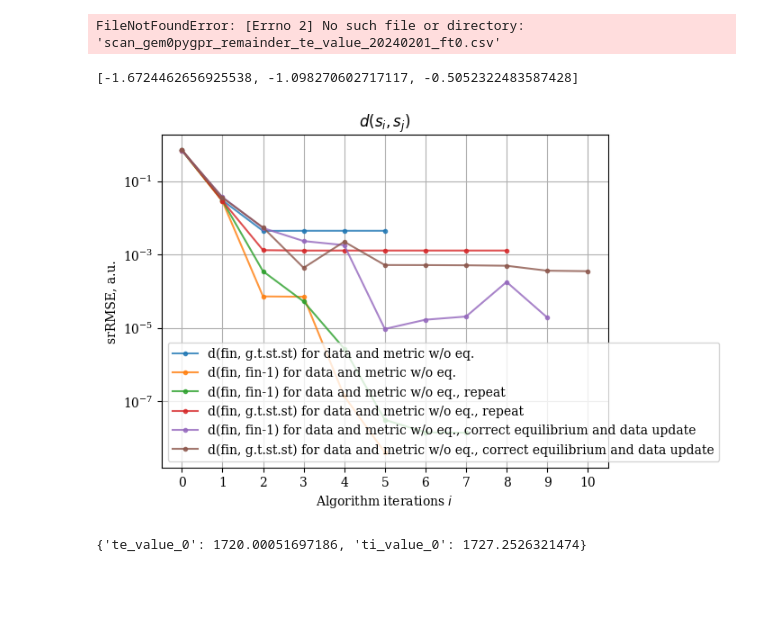
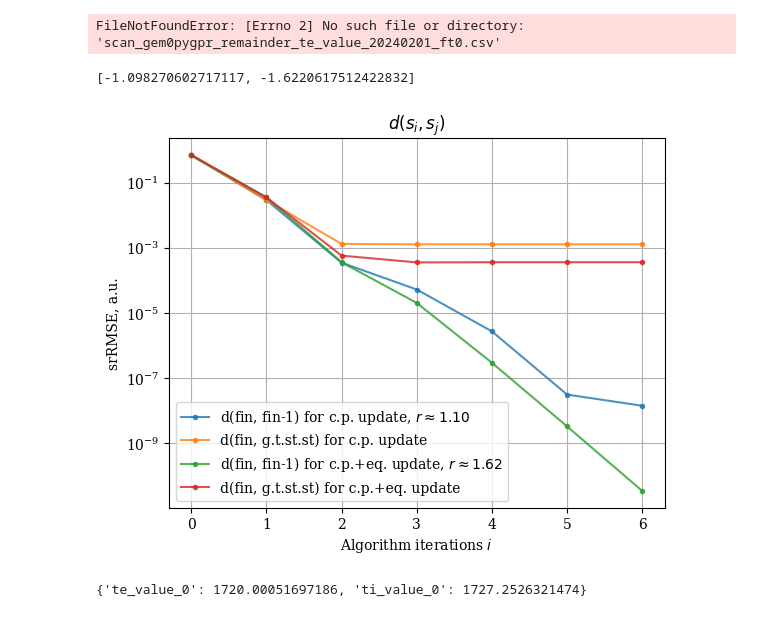
Before and after one commit to vecma-ipp/MFW, a Jupyter notebook: uq/basicda/surrogate_scans.ipynb, the cells around one changed output. Cells and saved outputs as stored; diff of their text form; code cells hidden in the pictures; blank space fills up the shorter version.

Commit message:
Postrprocessing notebook: new RetrAlgo and GEM data update(Sobol errors)

```diff
--- a/uq/basicda/surrogate_scans.ipynb
+++ b/uq/basicda/surrogate_scans.ipynb
@@ -350,11 +350,18 @@ write_profs_fromfile_grid(file_in, file_out, num_steps=2)
 #     'd_fin_gtstst' : [0.7046672437, 0.02886089423, 0.001310119925, 0.00127598976, 0.001278838821, 0.001278818398, 0.001278819154, 0.001278819526, 0.001278819176, ],
 # }
 
-filename = 'retr_algo_conv_eqmetr_eqdata_srrmse2_3'
+# filename = 'retr_algo_conv_eqmetr_eqdata_srrmse2_3'
+# data_dict = {
+#     'it'               : [0, 1, 2, 3, 4, 5, 6, 7, 8, 9, 10, ],
+#     'd_fin_prevfin' : [0.6785059115, 0.03645782415, 0.005233973111, 0.002317343381, 0.001793666762, 0.000009372511, 0.000016720011, 0.000020403789, 0.000178375865, 0.000019251448, None],
+#     'd_fin_gtstst' : [0.7046672437, 0.03517673425, 0.005428800155, 0.000432914643, 0.002225769334, 0.000515657608, 0.000513420452, 0.00050718022, 0.000492849832, 0.000361247795, 0.000350114032, ],
+# }
+
+filename = 'retr_algo_conv_eqmetr_eqdata_srrmse2_4'
 data_dict = {
-    'it'               : [0, 1, 2, 3, 4, 5, 6, 7, 8, 9, 10, ],
-    'd_fin_prevfin' : [0.6785059115, 0.03645782415, 0.005233973111, 0.002317343381, 0.001793666762, 0.000009372511, 0.000016720011, 0.000020403789, 0.000178375865, 0.000019251448, None],
-    'd_fin_gtstst' : [0.7046672437, 0.03517673425, 0.005428800155, 0.000432914643, 0.002225769334, 0.000515657608, 0.000513420452, 0.00050718022, 0.000492849832, 0.000361247795, 0.000350114032, ],
+    'it'               : [0, 1, 2, 3, 4, 5, 6, 7, 8, 9,],
+    'd_fin_prevfin' : [0.678505720275,0.035090844108,0.000359195255,0.000020355228,0.000000297830,0.000000003328,0.000000000035,0.000000000003,0.000000000000,0.000000000000],
+    'd_fin_gtstst' : [0.704667243696,0.035182539338,0.000574600411,0.000356136122,0.000360840296,0.000361057097,0.000361054700,0.000361054702,0.000361054703,0.000361054703],
 }
 
 
@@ -363,38 +370,40 @@ data_df.to_csv(f"{filename}.csv")
 # %%
 # Plot convergence of state disctance for Retraining algo
 import sys
 sys.path.append(f"/u/yyudin/code/MFW/muscle3/src/")
 from muscle_utils.utils import plot_state_conv
 
 # A) w/o equil
 # filenames = ['retr_algo_conv_2', ]
 # labels = ['data and metric w/o eq.',]
 
 # B) with equil
 #filenames = ['retr_algo_conv_eqmetr', 'retr_algo_conv_eqmetr_eqdata']
 #labels = ['data w/o eq.', 'data w/ eq.']
 
 # C) srRMSE2
 filenames = [
-    'retr_algo_conv_eqmetr_eqdata_srrmse2',
+    #'retr_algo_conv_eqmetr_eqdata_srrmse2',
     'retr_algo_conv_eqmetr_eqdata_srrmse2_2',
-    'retr_algo_conv_eqmetr_eqdata_srrmse2_3',
+    #'retr_algo_conv_eqmetr_eqdata_srrmse2_3',
+    'retr_algo_conv_eqmetr_eqdata_srrmse2_4',
     ]
 labels = [
-    'data and metric w/o eq.',
-    'data and metric w/o eq., repeat', #, repeat'
-    'data and metric w/o eq., correct equilibrium and data update',
+    #'data and metric w/o eq.',
+    'c.p. update', #'data and metric w/o eq., c.p. update', #, repeat'
+    #'data and metric w/o eq., c.p.+eq upadte, data expanded',
+    'c.p.+eq. update', # 'data and metric w/o eq., c.p.+eq. update',
      ]
 
 data_df_list = []
 
 for filename in filenames:
     data_df_list.append(pd.read_csv(f"{filename}.csv"))
 
-plot_state_conv(data_df_list, filenames[0], normalised=False, label_sufixes=labels)
+plot_state_conv(data_df_list, filenames[0], normalised=False, label_sufixes=labels, max_iter=7, lowlim=1E-13)
 # %% [output]
-[-1.6724462656925538, -1.098270602717117, -0.5052322483587428]
+[-1.098270602717117, -1.6220617512422832]
-[figure, old version]
+[figure, new version]
 # %%
 # # Testing the ProfileCPODecoder
 
```
Also changed, not shown: parts of 3 cells of this notebook.
